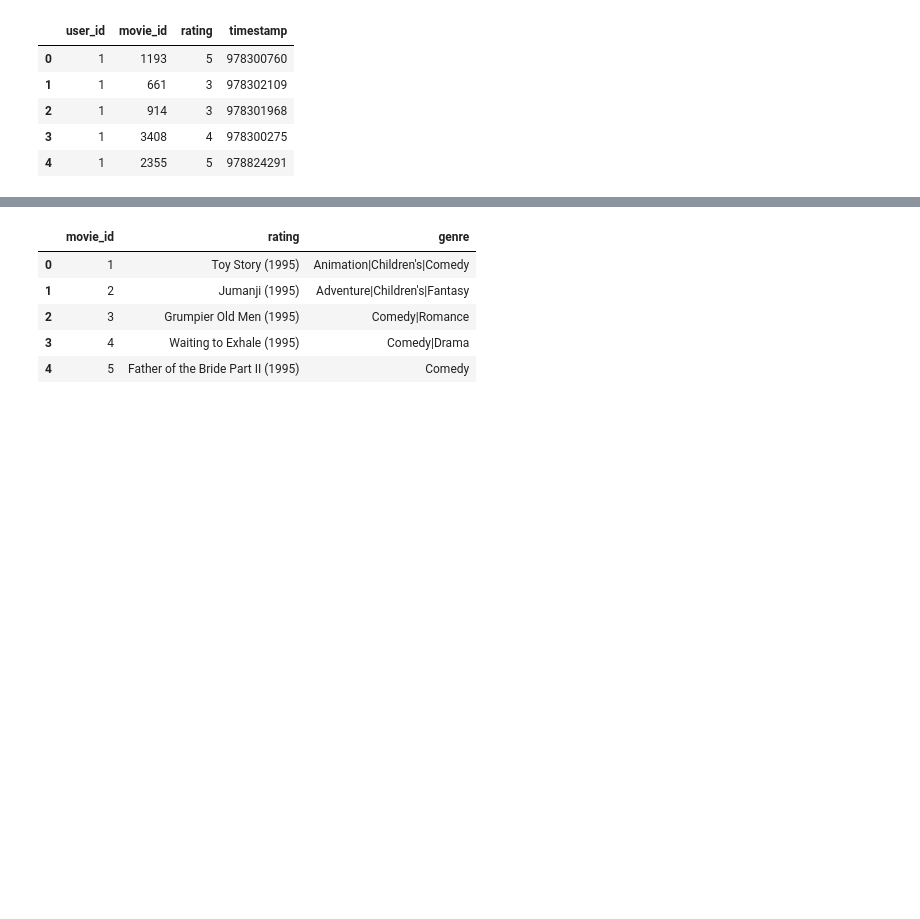
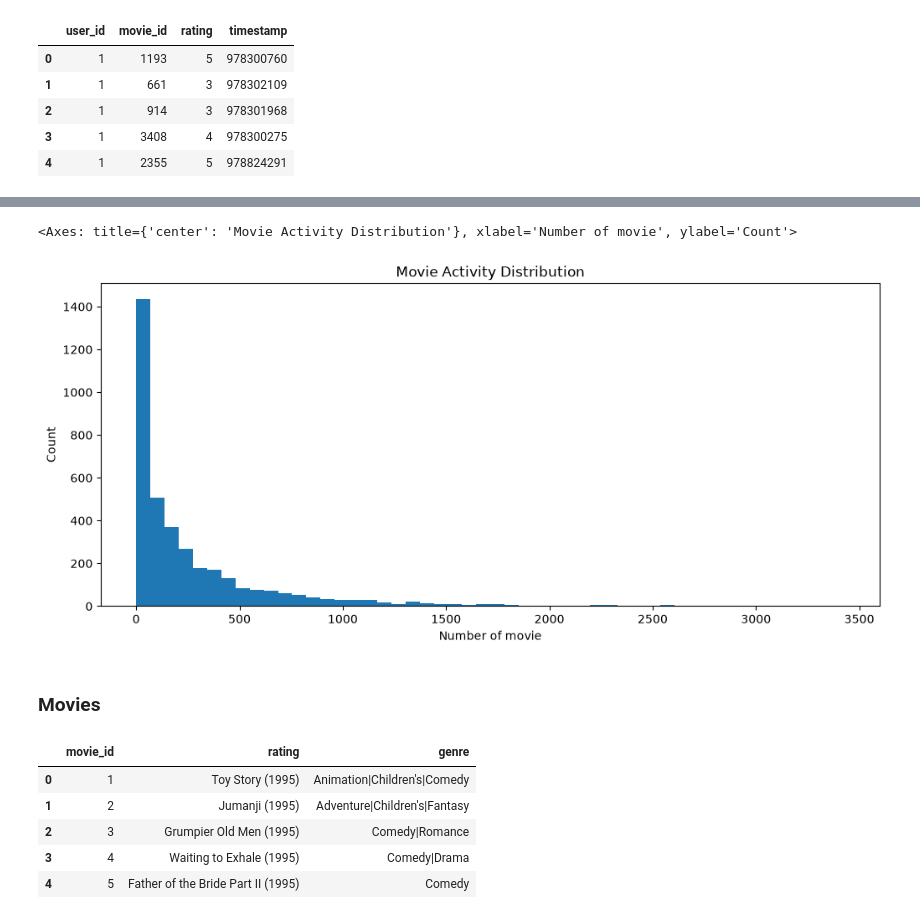
Before and after one commit to Senpaka/ml-recommendation-system, a Jupyter notebook: notebook/01_eda.ipynb, the cells around one changed output, grey strips where cells are left out. Drawn from its saved outputs; the diff is of its cells as text; code cells hidden in the pictures; blank space fills up the shorter version.

```diff
--- a/notebook/01_eda.ipynb
+++ b/notebook/01_eda.ipynb
@@ -39,0 +205,4 @@ df_rating.head()
+# %%
+movies_activity = df_rating.movie_id.value_counts()
+
+movies_activity.describe()
@@ -40,3 +234,10 @@ df_rating.head()
+# %%
+movies_activity.plot(kind="hist", bins=50, figsize=(12, 5), title="Movie Activity Distribution", xlabel="Number of Ratings", ylabel="Count")
+# %% [output]
+<Axes: title={'center': 'Movie Activity Distribution'}, xlabel='Number of movie', ylabel='Count'>
+[figure, added]
+# %% [markdown]
+### Movies
 # %%
 df_movies.head()
 # %% [output]
```
Also changed, not shown: parts of 28 cells of this notebook.
